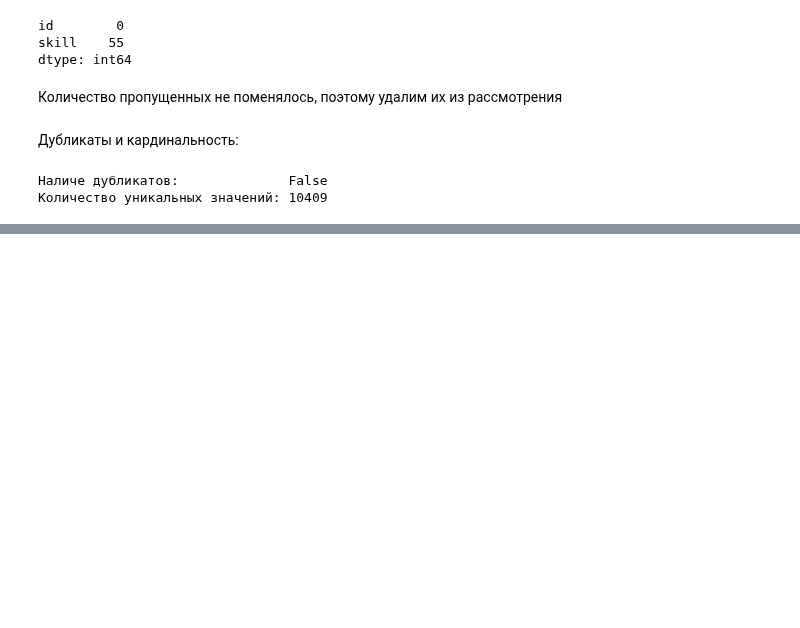
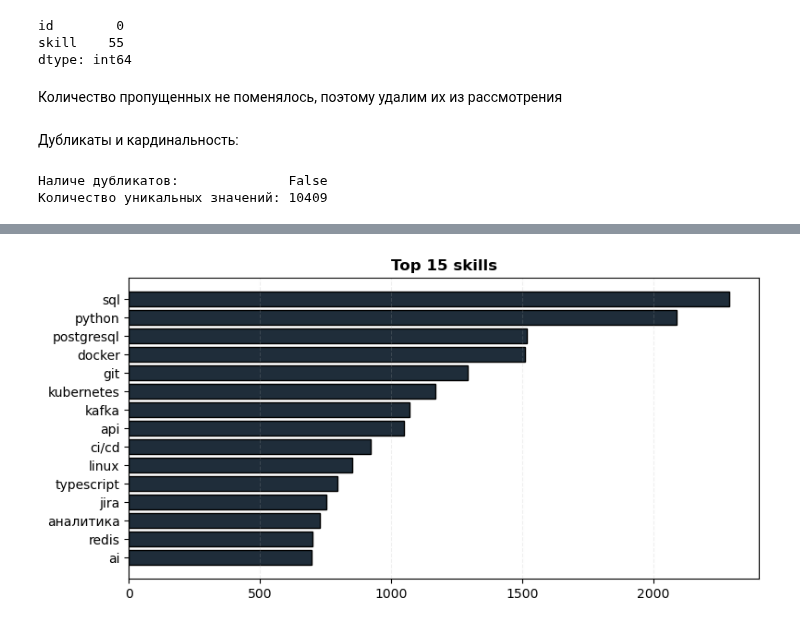
Before and after one commit to kmvitik/smadimo_group_project_2_scraping_api, a Jupyter notebook: hirehi/hirehi_eda.ipynb, the cells around one changed output, grey strips where cells are left out. Cells and saved outputs as stored; diff of their text form; code cells hidden in the pictures; blank space fills up the shorter version.

Commit message:
Added top15 skills chart

```diff
--- a/hirehi/hirehi_eda.ipynb
+++ b/hirehi/hirehi_eda.ipynb
@@ -101,0 +104,4 @@ print(f'Количество уникальных значений: {data_skills
+# %%
+top_n = 15
+skill_stats = data_skills['skill'].value_counts().head(top_n).sort_values()
+skill_stats
@@ -101,0 +126,15 @@ print(f'Количество уникальных значений: {data_skills
+# %%
+fig, ax = plt.subplots(figsize=(8, 4))
+
+ax.barh(
+    y=skill_stats.index,
+    width=skill_stats.values,
+    edgecolor='black',
+    color=palette[0]
+)
+
+ax.grid(axis='x', linestyle='--', alpha=0.2)
+ax.set_title(f'Top {top_n} skills', fontweight='bold')
+plt.tight_layout()
+# %% [output]
+[figure, added]
```
Also changed, not shown: parts of 2 cells of this notebook.
